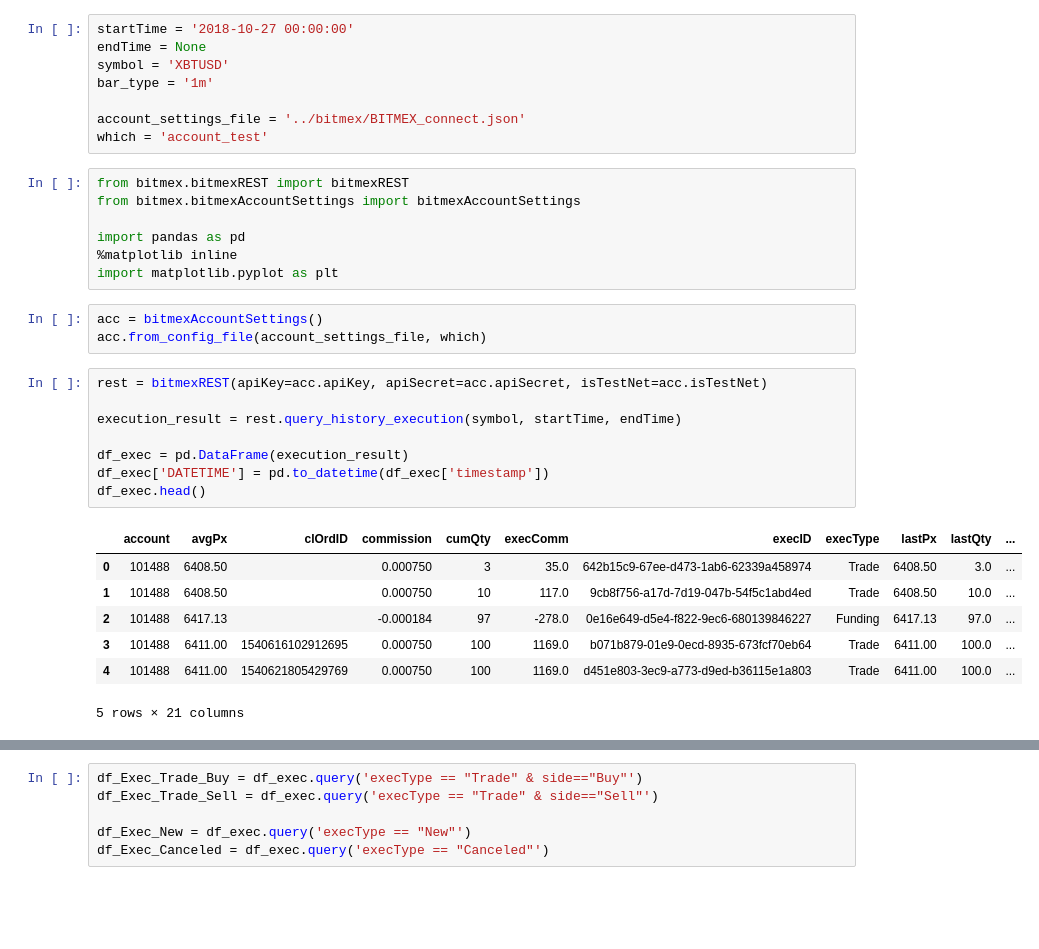
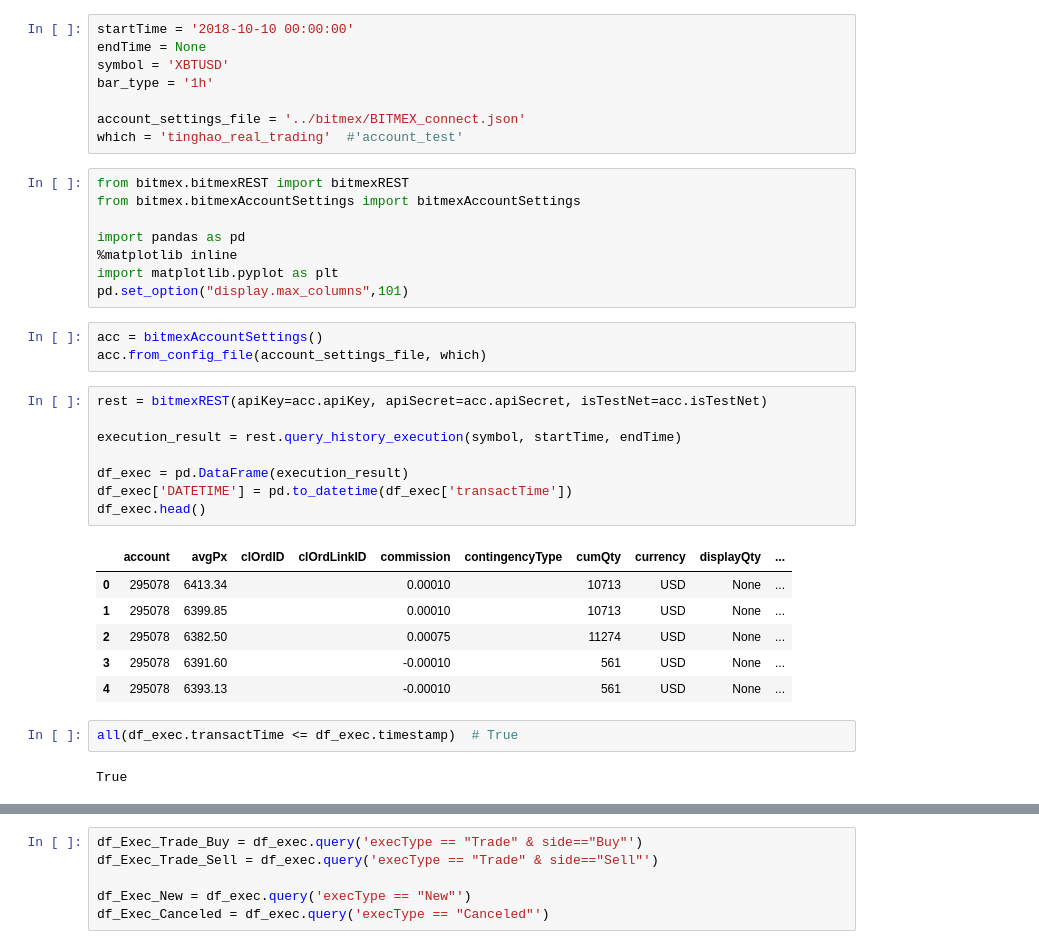
Before and after one commit to JiaRu2016/qsed, a Jupyter notebook: qsed/trading-report/trading-report-template.ipynb, the cells around one changed output, grey strips where cells are left out. Saved outputs shown, nothing was run; the diff lists cells and outputs as text; blank space fills up the shorter version.

```diff
--- a/qsed/trading-report/trading-report-template.ipynb
+++ b/qsed/trading-report/trading-report-template.ipynb
@@ -3,11 +9,11 @@ jupyter nbconvert --to html trading-report-template.ipynb
 # %%
-startTime = '2018-10-27 00:00:00'
+startTime = '2018-10-10 00:00:00'
 endTime = None
 symbol = 'XBTUSD'
-bar_type = '1m'
+bar_type = '1h'
 
 account_settings_file = '../bitmex/BITMEX_connect.json'
-which = 'account_test'
+which = 'tinghao_real_trading'  #'account_test'
 # %%
 from bitmex.bitmexREST import bitmexREST
 from bitmex.bitmexAccountSettings import bitmexAccountSettings
@@ -15,22 +21,26 @@ from bitmex.bitmexAccountSettings import bitmexAccountSettings
 import pandas as pd
 %matplotlib inline
 import matplotlib.pyplot as plt
+pd.set_option("display.max_columns",101)
 # %%
 acc = bitmexAccountSettings()
 acc.from_config_file(account_settings_file, which)
 # %%
 rest = bitmexREST(apiKey=acc.apiKey, apiSecret=acc.apiSecret, isTestNet=acc.isTestNet)
 
 execution_result = rest.query_history_execution(symbol, startTime, endTime)
 
 df_exec = pd.DataFrame(execution_result)
-df_exec['DATETIME'] = pd.to_datetime(df_exec['timestamp'])
+df_exec['DATETIME'] = pd.to_datetime(df_exec['transactTime'])
 df_exec.head()
 # %% [output]
-|  | account | avgPx | clOrdID | commission | cumQty | execComm | execID | execType | lastPx | lastQty | ... |
-| 0 | 101488 | 6408.50 |  | 0.000750 | 3 | 35.0 | 642b15c9-67ee-d473-1ab6-62339a458974 | Trade | 6408.50 | 3.0 | ... |
-| 1 | 101488 | 6408.50 |  | 0.000750 | 10 | 117.0 | 9cb8f756-a17d-7d19-047b-54f5c1abd4ed | Trade | 6408.50 | 10.0 | ... |
-| 2 | 101488 | 6417.13 |  | -0.000184 | 97 | -278.0 | 0e16e649-d5e4-f822-9ec6-680139846227 | Funding | 6417.13 | 97.0 | ... |
-| 3 | 101488 | 6411.00 | 1540616102912695 | 0.000750 | 100 | 1169.0 | b071b879-01e9-0ecd-8935-673fcf70eb64 | Trade | 6411.00 | 100.0 | ... |
-| 4 | 101488 | 6411.00 | 1540621805429769 | 0.000750 | 100 | 1169.0 | d451e803-3ec9-a773-d9ed-b36115e1a803 | Trade | 6411.00 | 100.0 | ... |
+|  | account | avgPx | clOrdID | clOrdLinkID | commission | contingencyType | cumQty | currency | displayQty | ... |
+| 0 | 295078 | 6413.34 |  |  | 0.00010 |  | 10713 | USD | None | ... |
+| 1 | 295078 | 6399.85 |  |  | 0.00010 |  | 10713 | USD | None | ... |
+| 2 | 295078 | 6382.50 |  |  | 0.00075 |  | 11274 | USD | None | ... |
+| 3 | 295078 | 6391.60 |  |  | -0.00010 |  | 561 | USD | None | ... |
+| 4 | 295078 | 6393.13 |  |  | -0.00010 |  | 561 | USD | None | ... |
-5 rows × 21 columns
+# %%
+all(df_exec.transactTime <= df_exec.timestamp)  # True
+# %% [output]
+True
```
Also changed, not shown: parts of 6 cells of this notebook, 1 other file.
